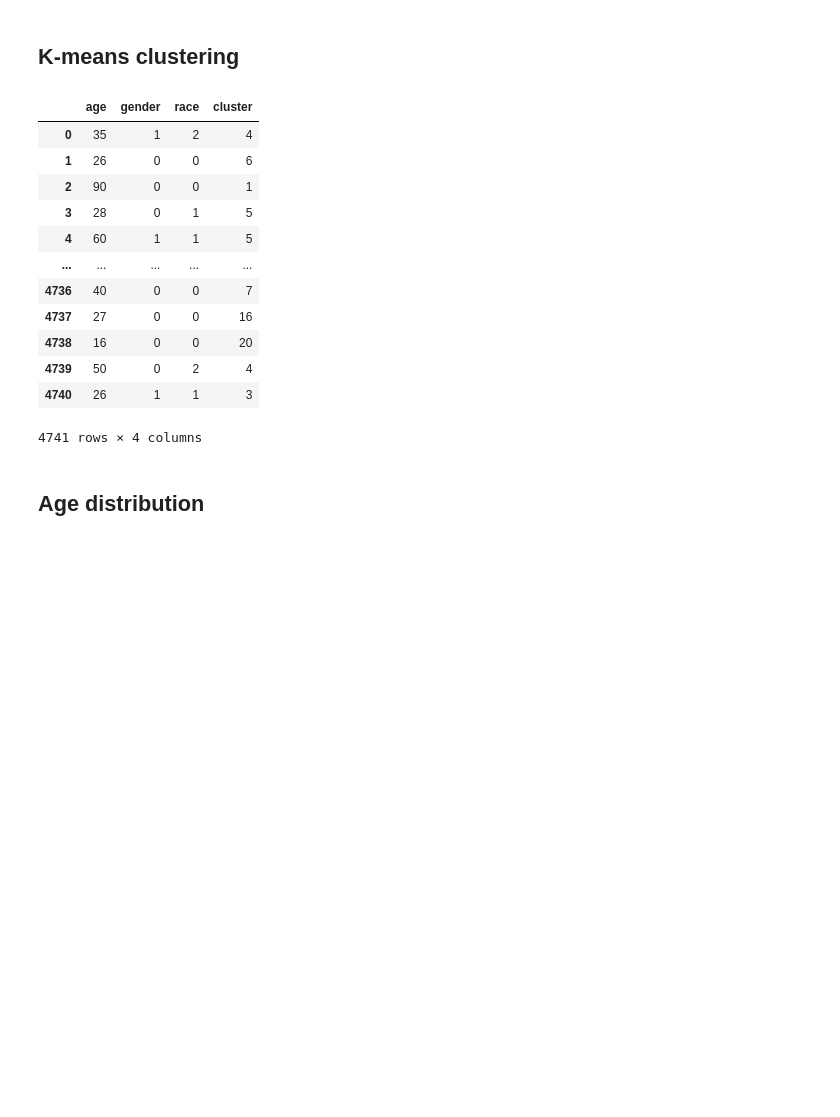
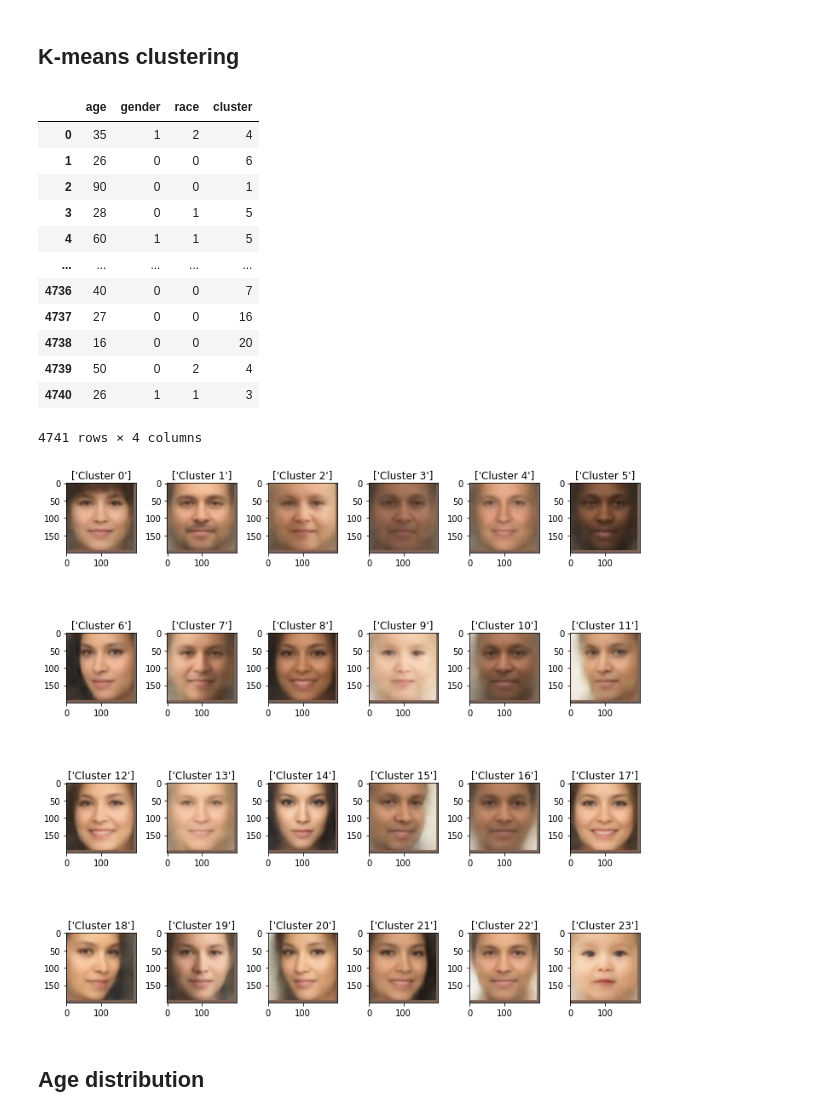
Before and after one commit to s183920/02582_Computational_Data_Analysis_Case2, a Jupyter notebook: autoencoder/distribution_analysis.ipynb, the cells around one changed output. Drawn from its saved outputs; the diff is of its cells as text; code cells hidden in the pictures; blank space fills up the shorter version.

```diff
--- a/autoencoder/distribution_analysis.ipynb
+++ b/autoencoder/distribution_analysis.ipynb
@@ -41,25 +56,43 @@ assert (y-dataset.y).sum().sum() == 0
 x = dataset.X
 # %% [markdown]
 ## K-means clustering
-# %%
-kmeans = KMeans(n_clusters=24, random_state = 42)
-labels = kmeans.fit_predict(z)
-df = pd.DataFrame({"age":y[:,0], "gender" : y[:,1], "race" : y[:,2], "cluster":labels})
-display(df)
-# %% [output]
-|  | age | gender | race | cluster |
-| 0 | 35 | 1 | 2 | 4 |
-| 1 | 26 | 0 | 0 | 6 |
-| 2 | 90 | 0 | 0 | 1 |
-| 3 | 28 | 0 | 1 | 5 |
-| 4 | 60 | 1 | 1 | 5 |
-| ... | ... | ... | ... | ... |
-| 4736 | 40 | 0 | 0 | 7 |
-| 4737 | 27 | 0 | 0 | 16 |
-| 4738 | 16 | 0 | 0 | 20 |
-| 4739 | 50 | 0 | 2 | 4 |
-| 4740 | 26 | 1 | 1 | 3 |
-4741 rows × 4 columns
+# %%
+kmeans = KMeans(n_clusters=24, random_state = 42)
+labels = kmeans.fit_predict(z)
+df = pd.DataFrame({"age":y[:,0], "gender" : y[:,1], "race" : y[:,2], "cluster":labels})
+display(df)
+
+## Visualize cluster centers
+C = kmeans.cluster_centers_ # the cluster means
+resp = kmeans.labels_ # a vector of the cluster number for each observation
+
+gs = gridspec.GridSpec(4, 6)
+fig = plt.figure(figsize=(10,10))
+for i in range(len(C)):
+    ax = fig.add_subplot(gs[i])
+    latent = torch.from_numpy(C[i]).unsqueeze(0).to(DEVICE).float()
+    c = model.decoder(latent).detach().cpu().squeeze().permute(1, 2, 0).numpy()
+    ax.imshow(c)
+    ax.set_title(['Cluster %d' %i])
+    ax.set_aspect('equal', adjustable='box')
+
+fig.tight_layout()
+plt.show()
+# %% [output]
+|  | age | gender | race | cluster |
+| 0 | 35 | 1 | 2 | 4 |
+| 1 | 26 | 0 | 0 | 6 |
+| 2 | 90 | 0 | 0 | 1 |
+| 3 | 28 | 0 | 1 | 5 |
+| 4 | 60 | 1 | 1 | 5 |
+| ... | ... | ... | ... | ... |
+| 4736 | 40 | 0 | 0 | 7 |
+| 4737 | 27 | 0 | 0 | 16 |
+| 4738 | 16 | 0 | 0 | 20 |
+| 4739 | 50 | 0 | 2 | 4 |
+| 4740 | 26 | 1 | 1 | 3 |
+4741 rows × 4 columns
+[figure, added]
 # %% [markdown]
 ## Age distribution
 # %%
```
Also changed, not shown: parts of 17 cells of this notebook, 2 other files.
